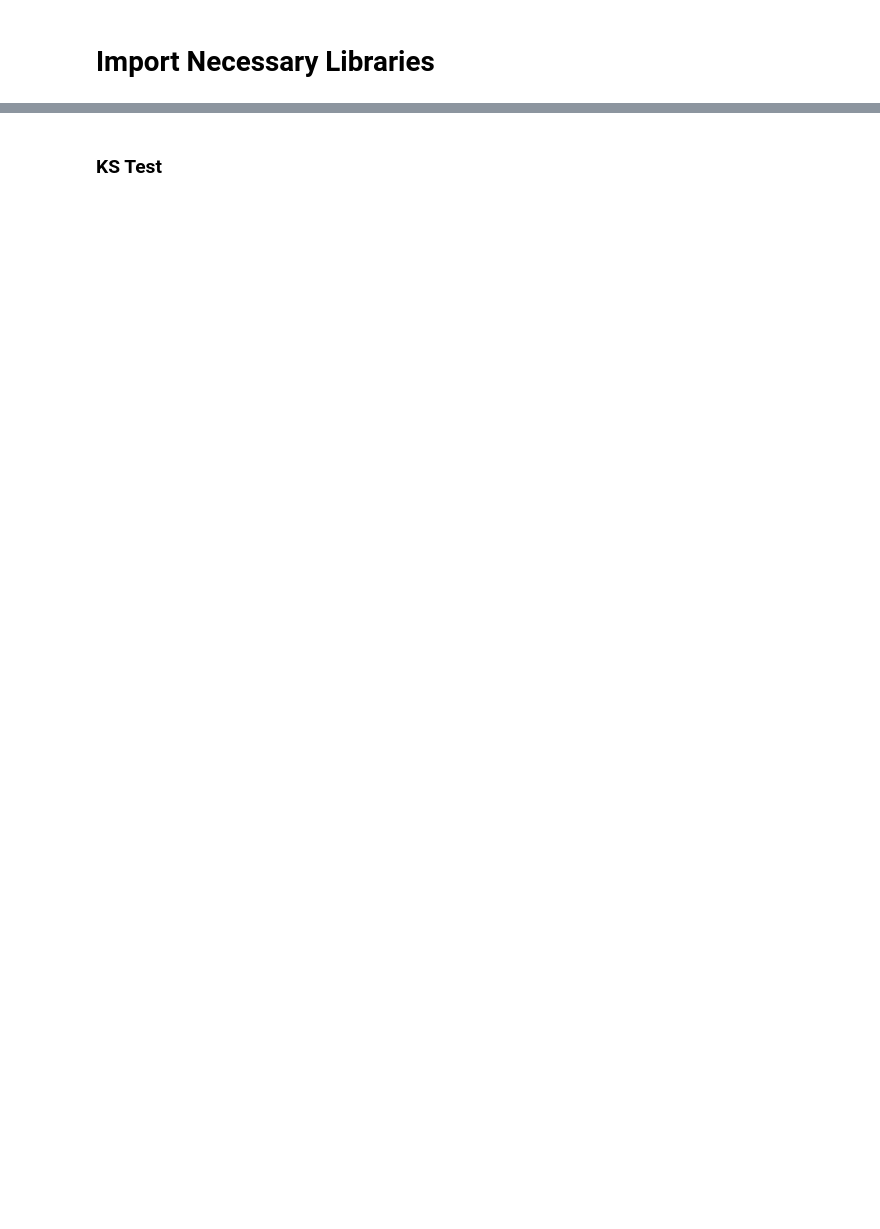
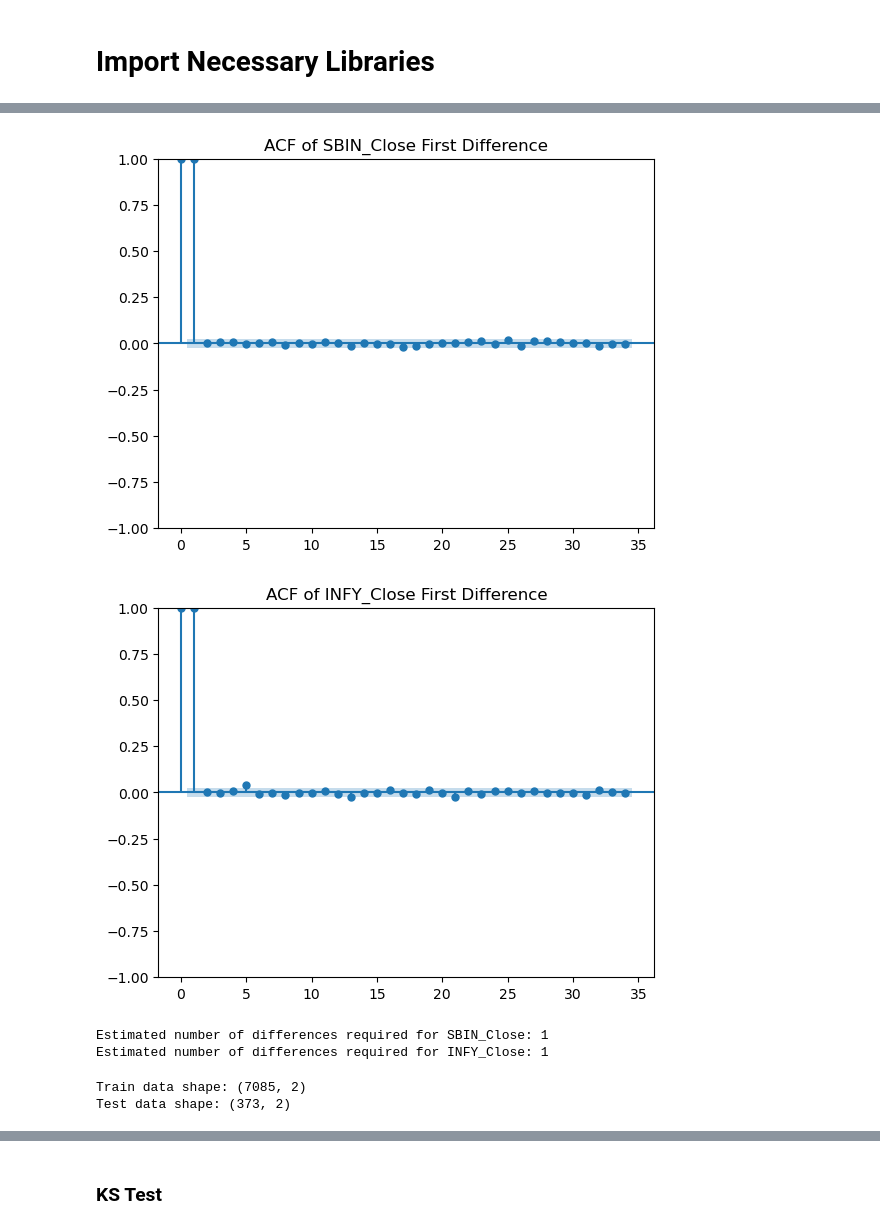
Before and after one commit to dassrikrishna/Tail_Risk_Modelling, a Jupyter notebook: week1/arma_gjr_t_evt.ipynb, the cells around one changed output, grey strips where cells are left out. Saved outputs shown, nothing was run; the diff lists cells and outputs as text; code cells hidden in the pictures; blank space fills up the shorter version.

```diff
--- a/week1/arma_gjr_t_evt.ipynb
+++ b/week1/arma_gjr_t_evt.ipynb
@@ -334,0 +147,32 @@ def gjr_rolling_forecast(arima_model, test):
+# %%
+# Plot PACF for SBIN_Close_diff
+plot_pacf(close["SBIN.NS"], lags=34, title='ACF of SBIN_Close First Difference')
+plt.show()
+
+# Plot PACF for INFY_Close_diff
+plot_pacf(close["INFY.NS"], lags=34, title='ACF of INFY_Close First Difference')
+plt.show()
+# %% [output]
+[figure, added]
+[figure, added]
+# %%
+# Estimate the number of differences required for SBIN_Close
+n_diffs_sbin = ndiffs(close['SBIN.NS'].dropna(), test='adf')
+print(f"Estimated number of differences required for SBIN_Close: {n_diffs_sbin}")
+
+# Eastimate the number of differences required for INFY.NS
+n_diffs_infy = ndiffs(close['INFY.NS'].dropna(), test='adf')
+print(f"Estimated number of differences required for INFY_Close: {n_diffs_infy}") # Try: test='kpss', 'pp' also
+# %% [output]
+Estimated number of differences required for SBIN_Close: 1
+Estimated number of differences required for INFY_Close: 1
+# %%
+# Perform train-test split
+train_size = int(len(close) * 0.95) # 95% for training
+train_data, test_data = close[0:train_size], close[train_size:]
+
+print('Train data shape:', train_data.shape)
+print('Test data shape:', test_data.shape)
+# %% [output]
+Train data shape: (7085, 2)
+Test data shape: (373, 2)
```
Also changed, not shown: parts of 173 cells of this notebook, 2 other files.
